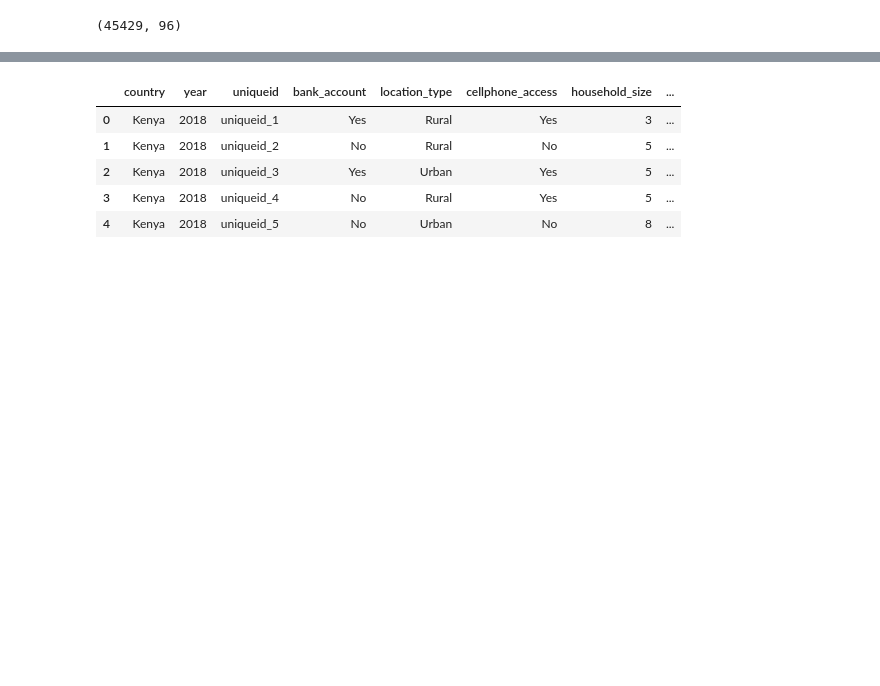
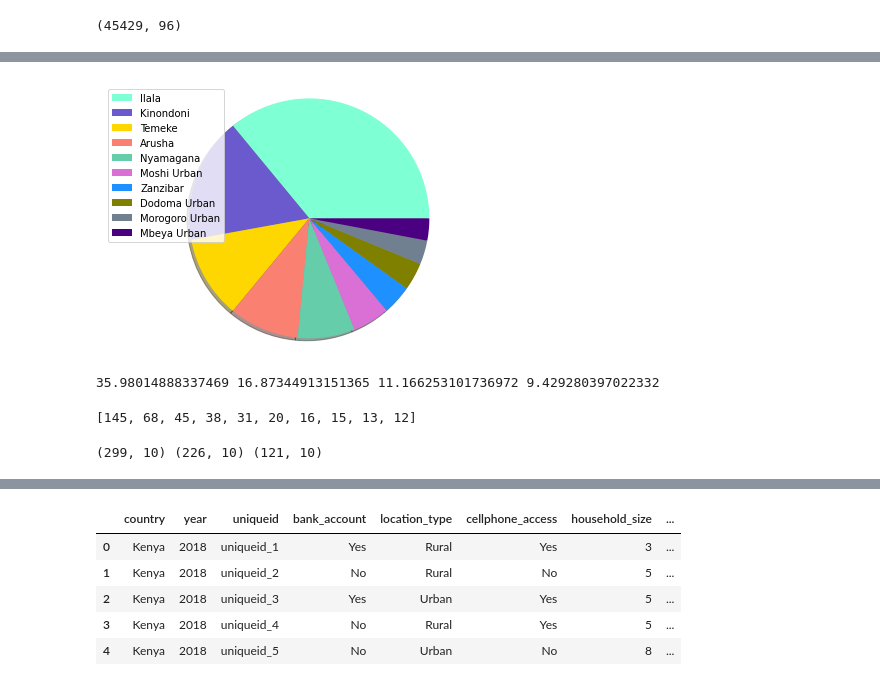
Before and after one commit to masterford/ExploratoryDataAnalysis, a Jupyter notebook: 545_final_project.ipynb, the cells around one changed output, grey strips where cells are left out. Cells and saved outputs as stored; diff of their text form; code cells hidden in the pictures; blank space fills up the shorter version.

```diff
--- a/545_final_project.ipynb
+++ b/545_final_project.ipynb
@@ -76,3 +84,37 @@ tanzania_map_banks_df.head(5)
 | 2 | Dar es Salaam | Temeke | Miburani | -6.86209 | 39.26233 | Commercial Bank | Accessbank (Tanzania) Limited | Yes | 05/03/98 | ... |
 | 3 | Dar es Salaam | Ilala | Kariakoo | -6.82157 | 39.28025 | Commercial Bank | Accessbank (Tanzania) Limited | Yes | 10/06/09 | ... |
 | 4 | Dar es Salaam | Ilala | Kariakoo | -6.81944 | 39.27418 | Commercial Bank | Accessbank (Tanzania) Limited | Yes | 18/12/13 | ... |
+# %%
+#Get bank information in Tanzania by district
+#conn = sqlite3.connect('local.db')
+
+#tanzania_map_banks_df.to_sql("tanzania_banks", conn, if_exists="replace", index=False)
+
+#district_bank_count_df = pd.read_sql_query('select district, COUNT(district) AS total  from tanzania_banks GROUP BY district ORDER BY total desc LIMIT 10', conn)
+
+#plot
+labels = district_bank_count_df['district'].tolist()
+sizes = district_bank_count_df['total'].tolist()
+colors = ['aquamarine','slateblue','gold','salmon','mediumaquamarine','orchid','dodgerblue','olive','slategrey','indigo']
+patches, texts = plt.pie(sizes, colors=colors, shadow=True, startangle=0)
+plt.legend(patches, labels, loc="best")
+plt.axis('equal')
+plt.tight_layout()
+plt.show()
+
+#Get statistics
+sizes.sort
+total = sum(sizes)
+llana = (sizes[0]/total) * 100
+Kinondoni = (sizes[1]/total) * 100
+Temeke = (sizes[2] / total) *100
+Arusha = (sizes[3] / total) * 100
+
+print(llana, Kinondoni, Temeke, Arusha)
+# %% [output]
+[figure, added]
+35.98014888337469 16.87344913151365 11.166253101736972 9.429280397022332
+# %%
+print(sizes)
+# %% [output]
+[145, 68, 45, 38, 31, 20, 16, 15, 13, 12]
@@ -78,0 +134,7 @@ tanzania_map_banks_df.head(5)
+# %%
+shape_last = last_decade_df.shape
+shape_current = current_decade_df.shape
+shape_ninety = ninetys_decade_df.shape
+print(shape_current, shape_last, shape_ninety)
+# %% [output]
+(299, 10) (226, 10) (121, 10)
```
Also changed, not shown: parts of 8 cells of this notebook.
